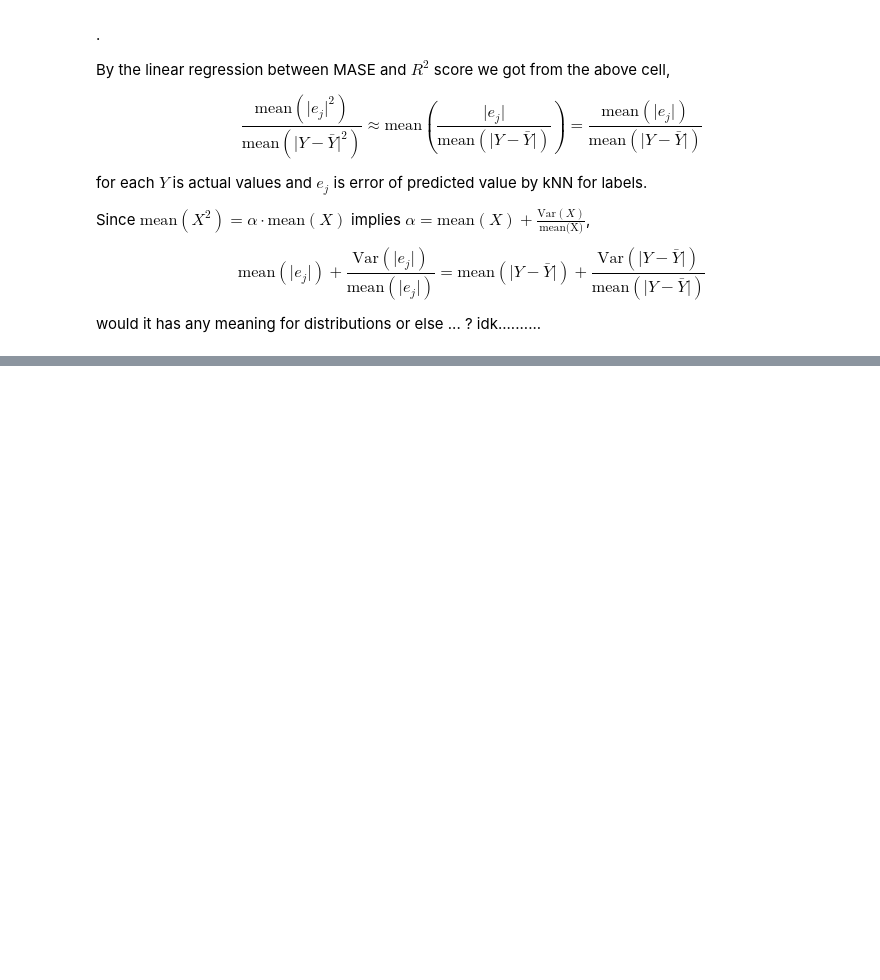
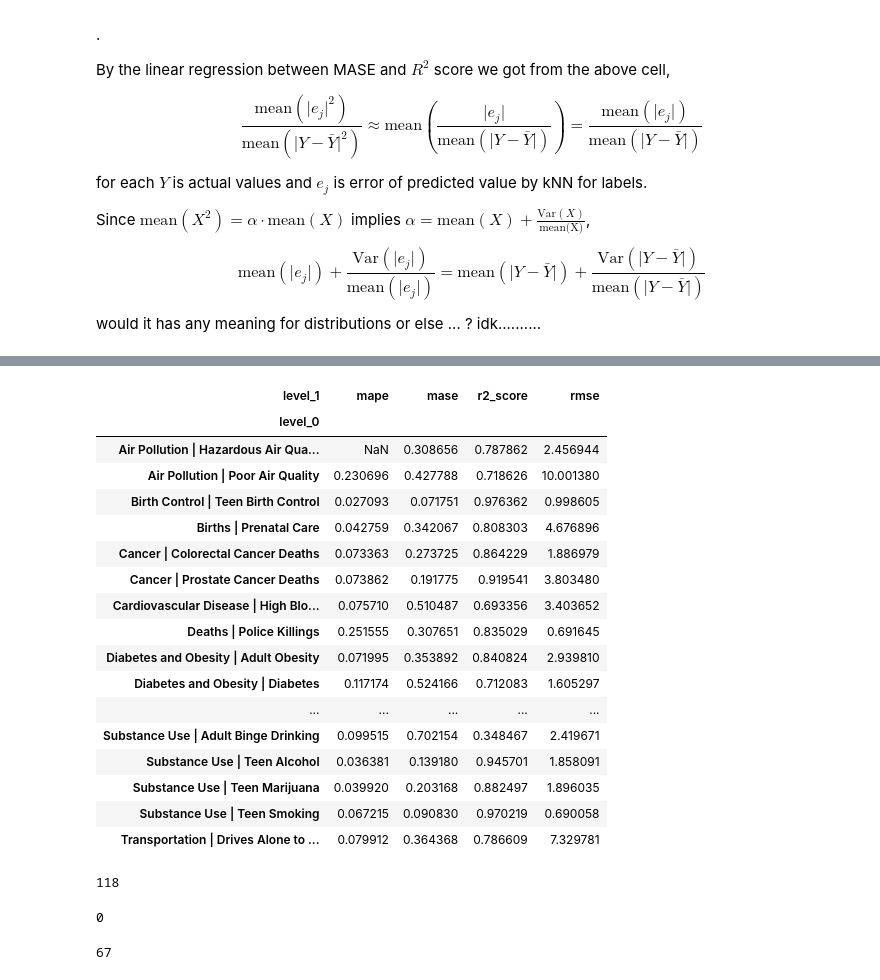
Before and after one commit to WASSUP-AIModel-3rd-Project1/Project-1, a Jupyter notebook: research/240625_compare_knn_results.ipynb, the cells around one changed output, grey strips where cells are left out. Saved outputs shown, nothing was run; the diff lists cells and outputs as text; code cells hidden in the pictures; blank space fills up the shorter version.

```diff
--- a/research/240625_compare_knn_results.ipynb
+++ b/research/240625_compare_knn_results.ipynb
@@ -532,0 +671,35 @@ would it has any meaning for distributions or else ... ? idk..........
+# %%
+pvtb2
+# %% [output]
+| level_1 | mape | mase | r2_score | rmse |
+| level_0 |  |  |  |  |
+| Air Pollution | Hazardous Air Qua... | NaN | 0.308656 | 0.787862 | 2.456944 |
+| Air Pollution | Poor Air Quality | 0.230696 | 0.427788 | 0.718626 | 10.001380 |
+| Birth Control | Teen Birth Control | 0.027093 | 0.071751 | 0.976362 | 0.998605 |
+| Births | Prenatal Care | 0.042759 | 0.342067 | 0.808303 | 4.676896 |
+| Cancer | Colorectal Cancer Deaths | 0.073363 | 0.273725 | 0.864229 | 1.886979 |
+| Cancer | Prostate Cancer Deaths | 0.073862 | 0.191775 | 0.919541 | 3.803480 |
+| Cardiovascular Disease | High Blo... | 0.075710 | 0.510487 | 0.693356 | 3.403652 |
+| Deaths | Police Killings | 0.251555 | 0.307651 | 0.835029 | 0.691645 |
+| Diabetes and Obesity | Adult Obesity | 0.071995 | 0.353892 | 0.840824 | 2.939810 |
+| Diabetes and Obesity | Diabetes | 0.117174 | 0.524166 | 0.712083 | 1.605297 |
+| ... | ... | ... | ... | ... |
+| Substance Use | Adult Binge Drinking | 0.099515 | 0.702154 | 0.348467 | 2.419671 |
+| Substance Use | Teen Alcohol | 0.036381 | 0.139180 | 0.945701 | 1.858091 |
+| Substance Use | Teen Marijuana | 0.039920 | 0.203168 | 0.882497 | 1.896035 |
+| Substance Use | Teen Smoking | 0.067215 | 0.090830 | 0.970219 | 0.690058 |
+| Transportation | Drives Alone to ... | 0.079912 | 0.364368 | 0.786609 | 7.329781 |
+# %%
+tot = pd.concat([pvtb,pvtb2])
+
+len(tot)
+# %% [output]
+118
+# %%
+np.sum(tot.duplicated())
+# %% [output]
+0
+# %%
+len(pvtb)
+# %% [output]
+67
```
Also changed, not shown: parts of 16 cells of this notebook, 9 other files.
